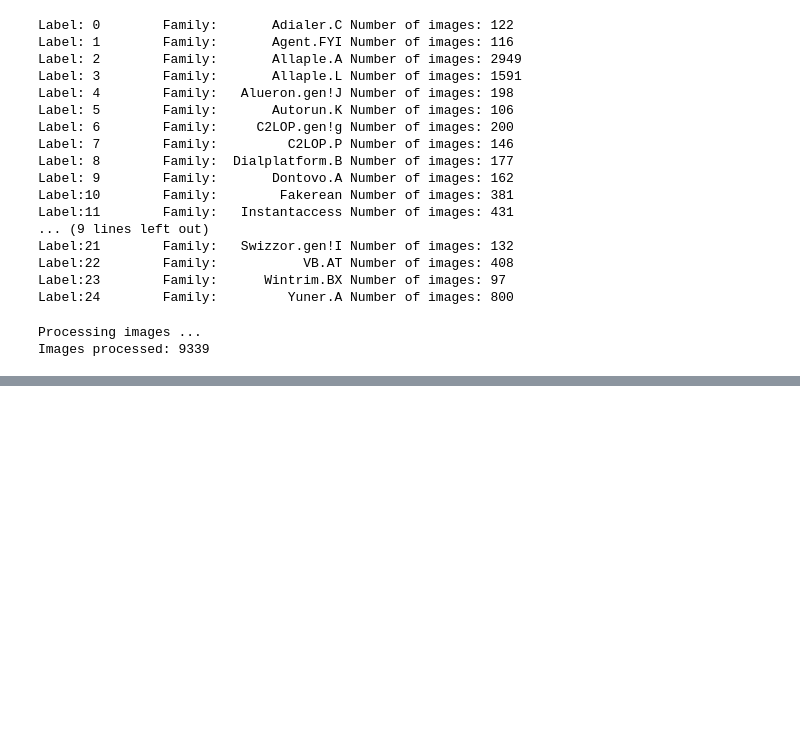
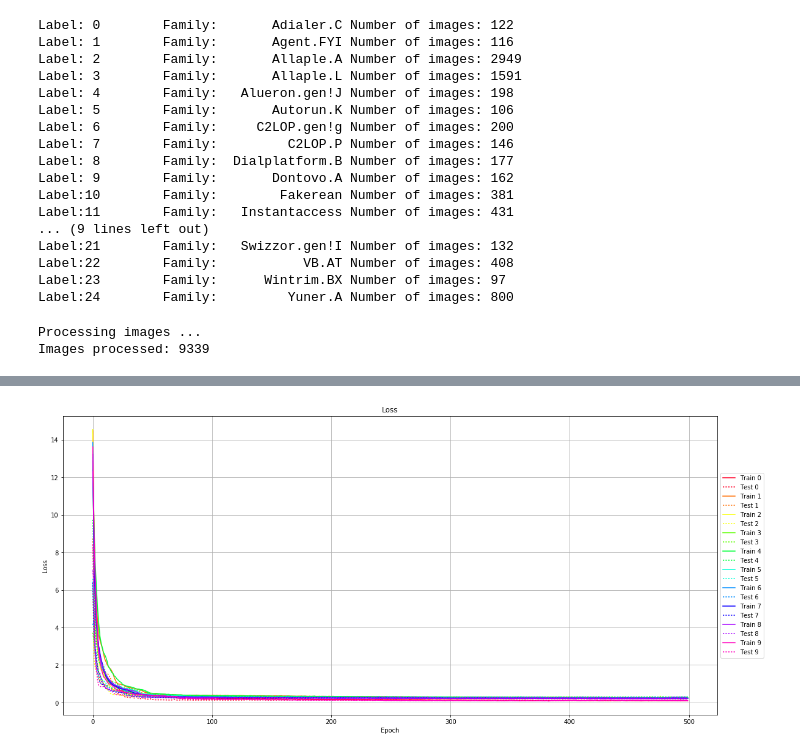
Before and after one commit to bazinho/MalImg, a Jupyter notebook: vgg16-transfer-malimg.ipynb, the cells around one changed output, grey strips where cells are left out. Drawn from its saved outputs; the diff is of its cells as text; code cells hidden in the pictures; blank space fills up the shorter version.

```diff
--- a/vgg16-transfer-malimg.ipynb
+++ b/vgg16-transfer-malimg.ipynb
@@ -113,3 +119,0 @@ np.save("malimg-vgg16features.npy", vggfeatures)
-# %%
-# Loading VGG16 extracted features
-vggfeatures = np.load('malimg-vgg16features.npy')
@@ -147,0 +218,19 @@ for i in range(kfold):
+# %%
+def plot_loss(history):
+    figure = plt.gcf()
+    figure.set_size_inches(24, 9)
+    ax = plt.subplot()
+    plt.title('Loss')
+    plt.ylabel('Loss')
+    plt.xlabel('Epoch')
+    colors = iter(colormap.gist_rainbow(np.linspace(0, 1, len(history))))
+    for i in range(len(history)):
+        color=next(colors)
+        plt.plot(history[i].history['loss'], label='Train '+str(i), color=color, linestyle = 'solid')
+        plt.plot(history[i].history['val_loss'], label='Test '+str(i), color=color, linestyle = 'dotted')
+    plt.legend()
+    box = ax.get_position()
+    ax.set_position([box.x0, box.y0, box.width * 0.8, box.height])
+    ax.legend(loc='center left', bbox_to_anchor=(1, 0.5))
+    plt.grid(True)
+    plt.show()
@@ -147,0 +241,4 @@ for i in range(kfold):
+# %%
+plot_loss(history)
+# %% [output]
+[figure, added]
```
Also changed, not shown: parts of 22 cells of this notebook.
